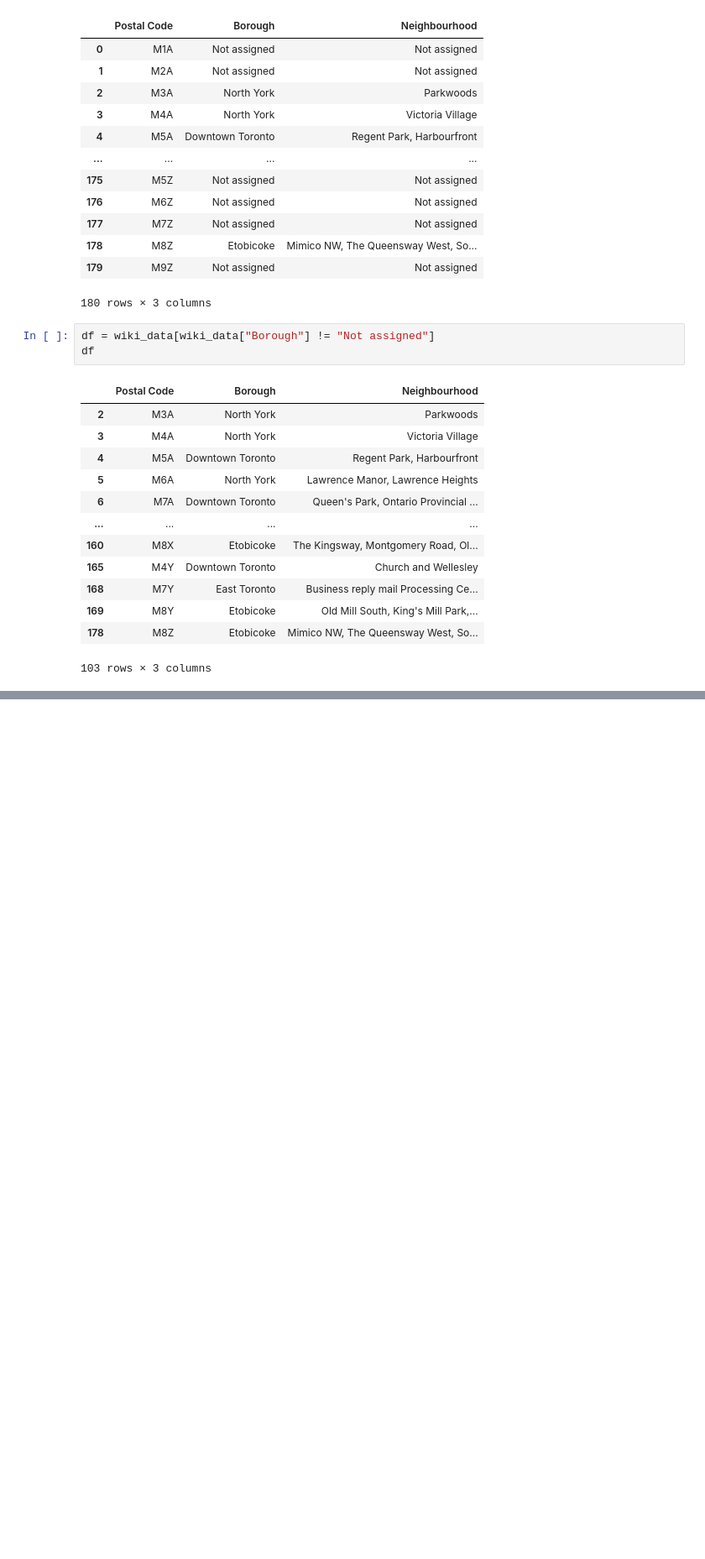
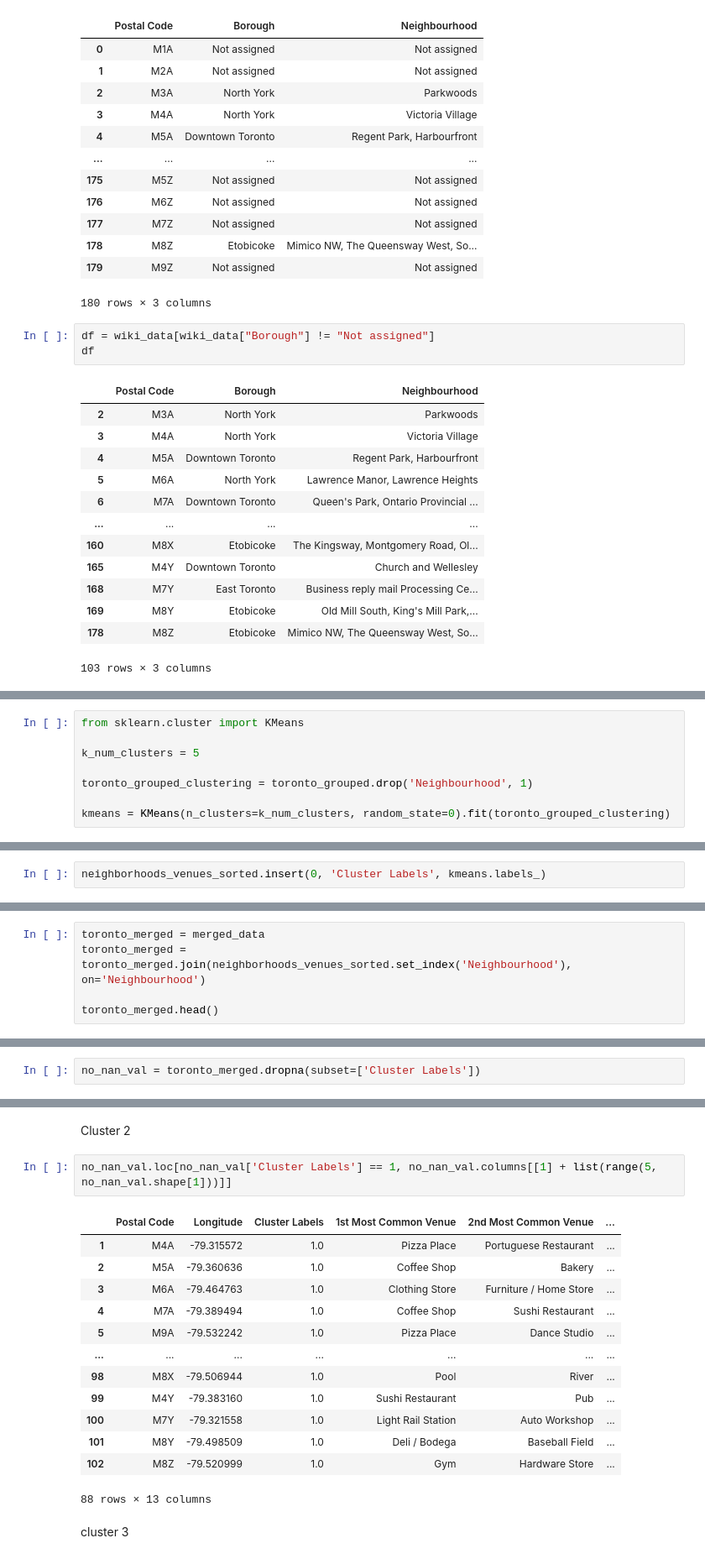
Before and after one commit to vineetsingh065/Coursera_Capstone, a Jupyter notebook: toronto neighborhoods.ipynb, the cells around one changed output, grey strips where cells are left out. Shown at 84% size. Drawn from its saved outputs; the diff is of its cells as text; blank space fills up the shorter version.

Commit message:
Published from Watson Studio.

```diff
--- a/toronto neighborhoods.ipynb
+++ b/toronto neighborhoods.ipynb
@@ -67,0 +381,8 @@ df
+# %%
+from sklearn.cluster import KMeans
+
+k_num_clusters = 5
+
+toronto_grouped_clustering = toronto_grouped.drop('Neighbourhood', 1)
+
+kmeans = KMeans(n_clusters=k_num_clusters, random_state=0).fit(toronto_grouped_clustering)
@@ -67,0 +399,2 @@ df
+# %%
+neighborhoods_venues_sorted.insert(0, 'Cluster Labels', kmeans.labels_)
@@ -67,0 +403,5 @@ df
+# %%
+toronto_merged = merged_data
+toronto_merged = toronto_merged.join(neighborhoods_venues_sorted.set_index('Neighbourhood'), on='Neighbourhood')
+
+toronto_merged.head()
@@ -67,0 +417,2 @@ df
+# %%
+no_nan_val = toronto_merged.dropna(subset=['Cluster Labels'])
@@ -67,0 +454,20 @@ df
+# %% [markdown]
+Cluster 2
+# %%
+no_nan_val.loc[no_nan_val['Cluster Labels'] == 1, no_nan_val.columns[[1] + list(range(5, no_nan_val.shape[1]))]]
+# %% [output]
+|  | Postal Code | Longitude | Cluster Labels | 1st Most Common Venue | 2nd Most Common Venue | ... |
+| 1 | M4A | -79.315572 | 1.0 | Pizza Place | Portuguese Restaurant | ... |
+| 2 | M5A | -79.360636 | 1.0 | Coffee Shop | Bakery | ... |
+| 3 | M6A | -79.464763 | 1.0 | Clothing Store | Furniture / Home Store | ... |
+| 4 | M7A | -79.389494 | 1.0 | Coffee Shop | Sushi Restaurant | ... |
+| 5 | M9A | -79.532242 | 1.0 | Pizza Place | Dance Studio | ... |
+| ... | ... | ... | ... | ... | ... | ... |
+| 98 | M8X | -79.506944 | 1.0 | Pool | River | ... |
+| 99 | M4Y | -79.383160 | 1.0 | Sushi Restaurant | Pub | ... |
+| 100 | M7Y | -79.321558 | 1.0 | Light Rail Station | Auto Workshop | ... |
+| 101 | M8Y | -79.498509 | 1.0 | Deli / Bodega | Baseball Field | ... |
+| 102 | M8Z | -79.520999 | 1.0 | Gym | Hardware Store | ... |
+88 rows × 13 columns
+# %% [markdown]
+cluster 3
```
Also changed, not shown: parts of 44 cells of this notebook.
